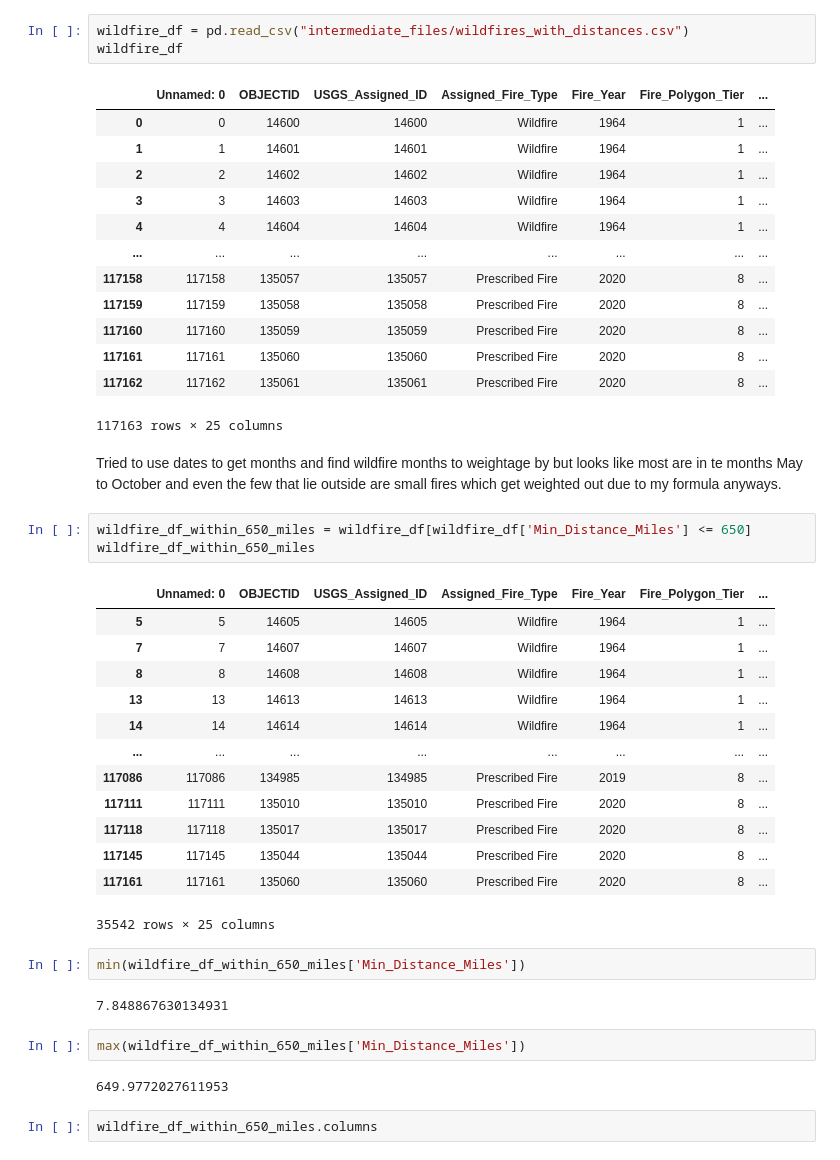
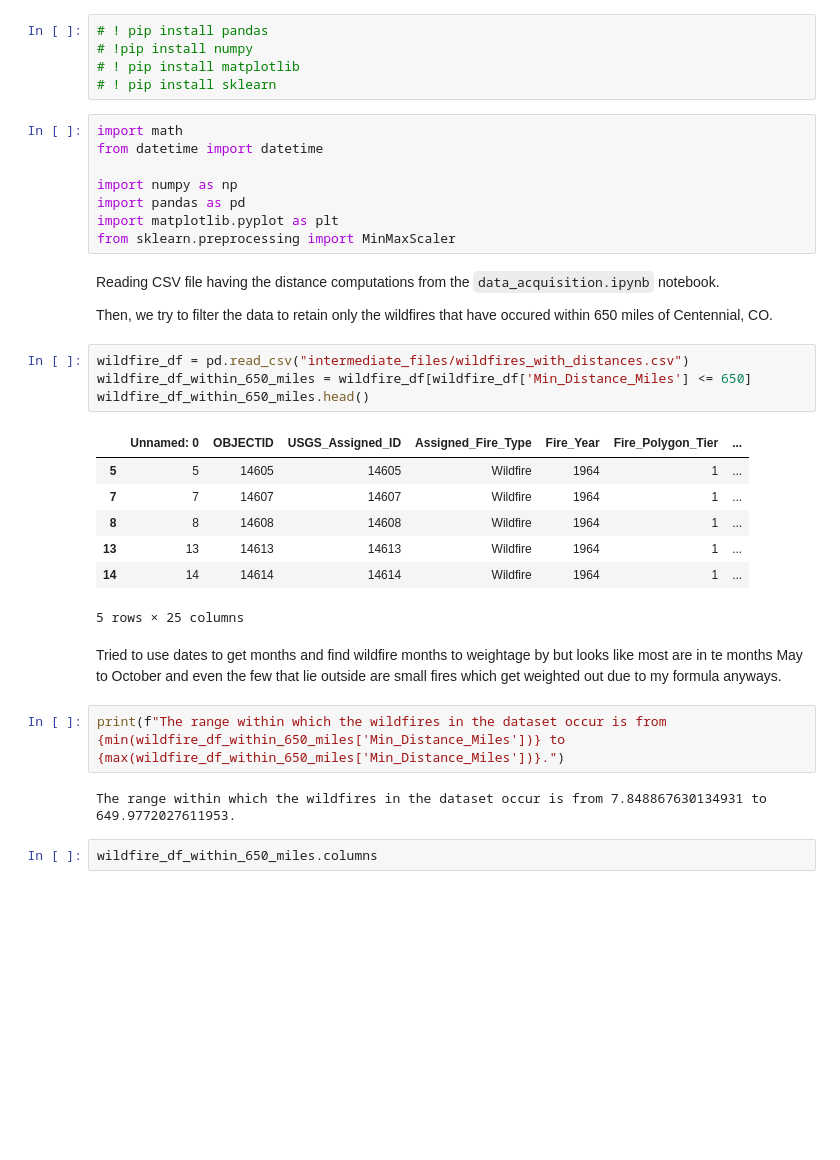
Before and after one commit to navya-eedula-uw/DATA-512-Wildfire-Analysis-Part-1, a Jupyter notebook: smoke_estimate.ipynb, the cells around one changed output. Drawn from its saved outputs; the diff is of its cells as text; blank space fills up the shorter version.

Commit message:
new smoke estimate notebook

```diff
--- a/smoke_estimate.ipynb
+++ b/smoke_estimate.ipynb
@@ -3,47 +29,38 @@ import pandas as pd
+# %%
+# ! pip install pandas
+# !pip install numpy
+# ! pip install matplotlib
+# ! pip install sklearn
+# %%
+import math
+from datetime import datetime
+
+import numpy as np
+import pandas as pd
+import matplotlib.pyplot as plt
+from sklearn.preprocessing import MinMaxScaler
+# %% [markdown]
+Reading CSV file having the distance computations from the `data_acquisition.ipynb` notebook.
+
+Then, we try to filter the data to retain only the wildfires that have occured within 650 miles of Centennial, CO.
 # %%
 wildfire_df = pd.read_csv("intermediate_files/wildfires_with_distances.csv")
-wildfire_df
+wildfire_df_within_650_miles = wildfire_df[wildfire_df['Min_Distance_Miles'] <= 650]
+wildfire_df_within_650_miles.head()
 # %% [output]
 |  | Unnamed: 0 | OBJECTID | USGS_Assigned_ID | Assigned_Fire_Type | Fire_Year | Fire_Polygon_Tier | ... |
-| 0 | 0 | 14600 | 14600 | Wildfire | 1964 | 1 | ... |
-| 1 | 1 | 14601 | 14601 | Wildfire | 1964 | 1 | ... |
-| 2 | 2 | 14602 | 14602 | Wildfire | 1964 | 1 | ... |
-| 3 | 3 | 14603 | 14603 | Wildfire | 1964 | 1 | ... |
-| 4 | 4 | 14604 | 14604 | Wildfire | 1964 | 1 | ... |
-| ... | ... | ... | ... | ... | ... | ... | ... |
-| 117158 | 117158 | 135057 | 135057 | Prescribed Fire | 2020 | 8 | ... |
-| 117159 | 117159 | 135058 | 135058 | Prescribed Fire | 2020 | 8 | ... |
-| 117160 | 117160 | 135059 | 135059 | Prescribed Fire | 2020 | 8 | ... |
-| 117161 | 117161 | 135060 | 135060 | Prescribed Fire | 2020 | 8 | ... |
-| 117162 | 117162 | 135061 | 135061 | Prescribed Fire | 2020 | 8 | ... |
+| 5 | 5 | 14605 | 14605 | Wildfire | 1964 | 1 | ... |
+| 7 | 7 | 14607 | 14607 | Wildfire | 1964 | 1 | ... |
+| 8 | 8 | 14608 | 14608 | Wildfire | 1964 | 1 | ... |
+| 13 | 13 | 14613 | 14613 | Wildfire | 1964 | 1 | ... |
+| 14 | 14 | 14614 | 14614 | Wildfire | 1964 | 1 | ... |
-117163 rows × 25 columns
+5 rows × 25 columns
 # %% [markdown]
 Tried to use dates to get months and find wildfire months to weightage by but looks like most are in te months May to October and even the few that lie outside are small fires which get weighted out due to my formula anyways.
-# %%
-wildfire_df_within_650_miles = wildfire_df[wildfire_df['Min_Distance_Miles'] <= 650]
-wildfire_df_within_650_miles
-# %% [output]
-|  | Unnamed: 0 | OBJECTID | USGS_Assigned_ID | Assigned_Fire_Type | Fire_Year | Fire_Polygon_Tier | ... |
-| 5 | 5 | 14605 | 14605 | Wildfire | 1964 | 1 | ... |
-| 7 | 7 | 14607 | 14607 | Wildfire | 1964 | 1 | ... |
-| 8 | 8 | 14608 | 14608 | Wildfire | 1964 | 1 | ... |
-| 13 | 13 | 14613 | 14613 | Wildfire | 1964 | 1 | ... |
-| 14 | 14 | 14614 | 14614 | Wildfire | 1964 | 1 | ... |
-| ... | ... | ... | ... | ... | ... | ... | ... |
-| 117086 | 117086 | 134985 | 134985 | Prescribed Fire | 2019 | 8 | ... |
-| 117111 | 117111 | 135010 | 135010 | Prescribed Fire | 2020 | 8 | ... |
-| 117118 | 117118 | 135017 | 135017 | Prescribed Fire | 2020 | 8 | ... |
-| 117145 | 117145 | 135044 | 135044 | Prescribed Fire | 2020 | 8 | ... |
-| 117161 | 117161 | 135060 | 135060 | Prescribed Fire | 2020 | 8 | ... |
-35542 rows × 25 columns
-# %%
-min(wildfire_df_within_650_miles['Min_Distance_Miles'])
-# %% [output]
-7.848867630134931
-# %%
-max(wildfire_df_within_650_miles['Min_Distance_Miles'])
-# %% [output]
-649.9772027611953
+# %%
+print(f"The range within which the wildfires in the dataset occur is from {min(wildfire_df_within_650_miles['Min_Distance_Miles'])} to {max(wildfire_df_within_650_miles['Min_Distance_Miles'])}.")
+# %% [output]
+The range within which the wildfires in the dataset occur is from 7.848867630134931 to 649.9772027611953.
 # %%
 wildfire_df_within_650_miles.columns
 # %% [output]
```
Also changed, not shown: parts of 51 cells of this notebook.
